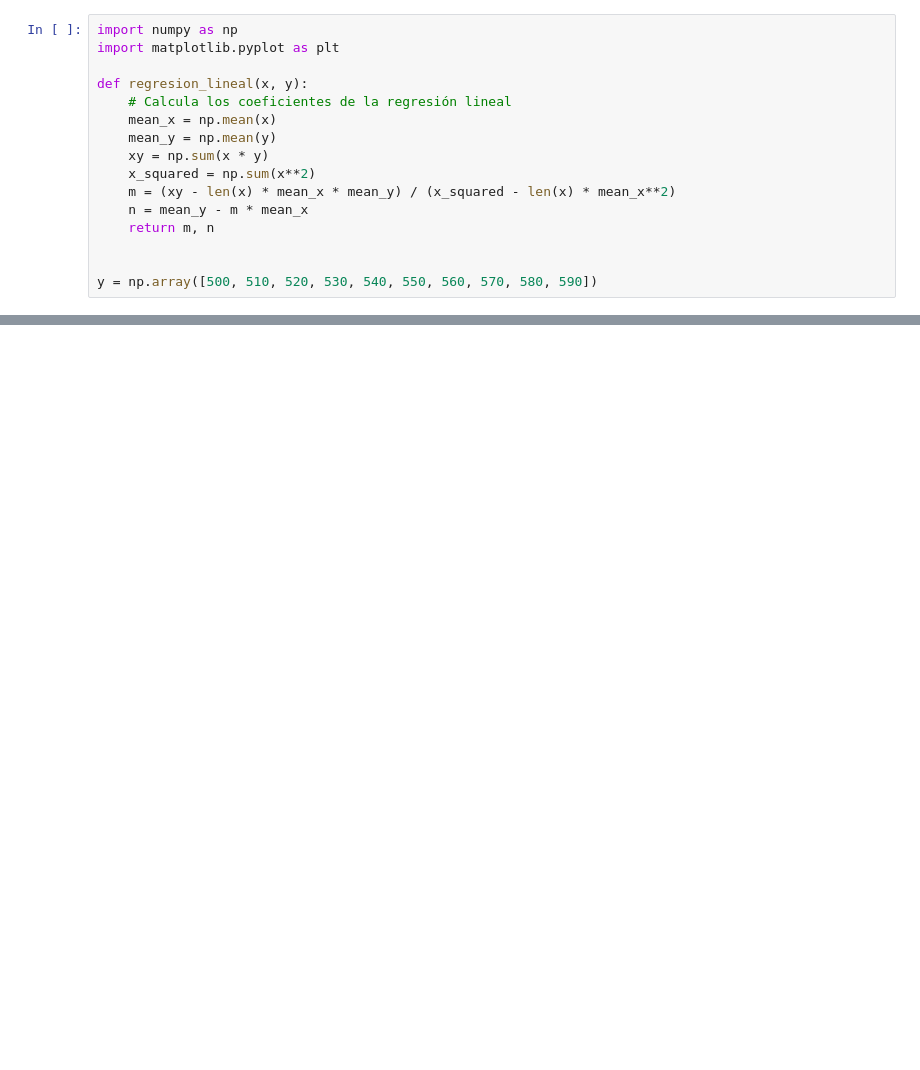
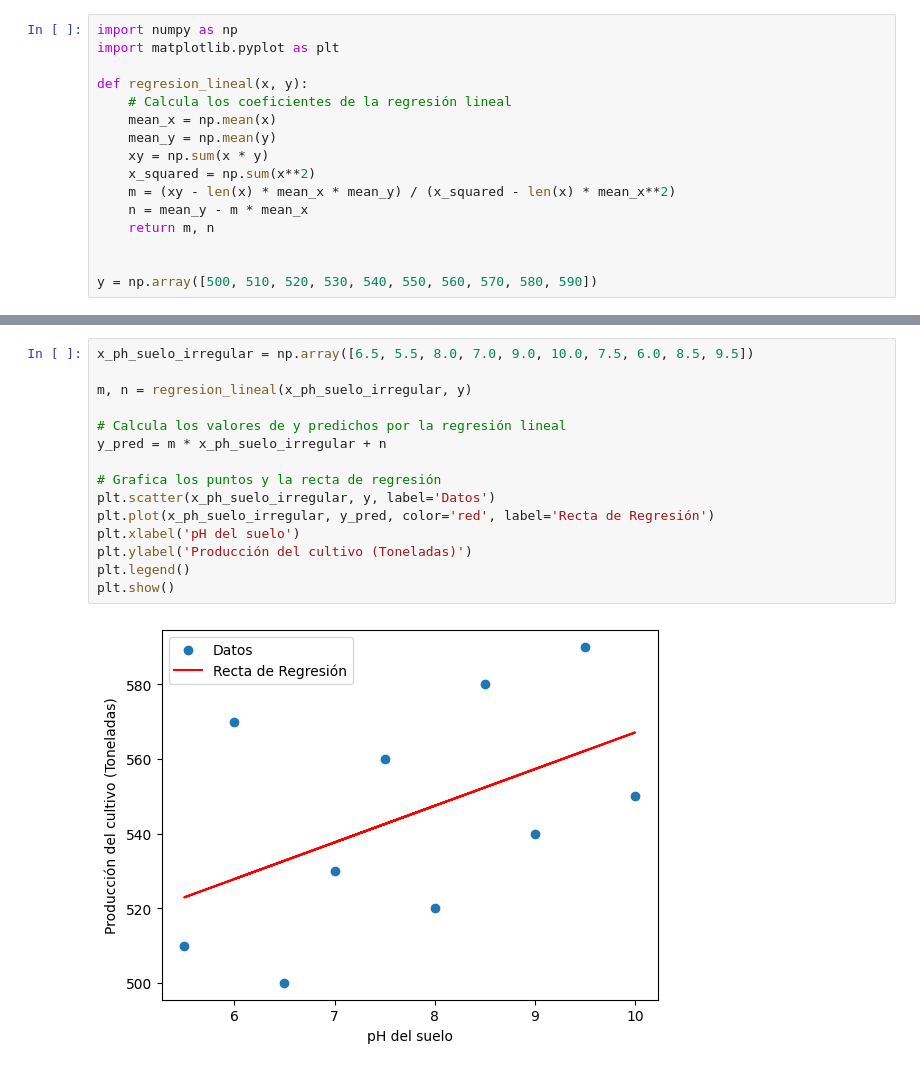
Before and after one commit to PatricioFigueroa/Informe-m-todo-num-rico, a Jupyter notebook: Método_Numerico.ipynb, the cells around one changed output, grey strips where cells are left out. Saved outputs shown, nothing was run; the diff lists cells and outputs as text; blank space fills up the shorter version.

```diff
--- a/Método_Numerico.ipynb
+++ b/Método_Numerico.ipynb
@@ -34,0 +67,17 @@ plt.show()
+# %%
+x_ph_suelo_irregular = np.array([6.5, 5.5, 8.0, 7.0, 9.0, 10.0, 7.5, 6.0, 8.5, 9.5])
+
+m, n = regresion_lineal(x_ph_suelo_irregular, y)
+
+# Calcula los valores de y predichos por la regresión lineal
+y_pred = m * x_ph_suelo_irregular + n
+
+# Grafica los puntos y la recta de regresión
+plt.scatter(x_ph_suelo_irregular, y, label='Datos')
+plt.plot(x_ph_suelo_irregular, y_pred, color='red', label='Recta de Regresión')
+plt.xlabel('pH del suelo')
+plt.ylabel('Producción del cultivo (Toneladas)')
+plt.legend()
+plt.show()
+# %% [output]
+[figure, added]
```
Also changed, not shown: parts of 4 cells of this notebook.
